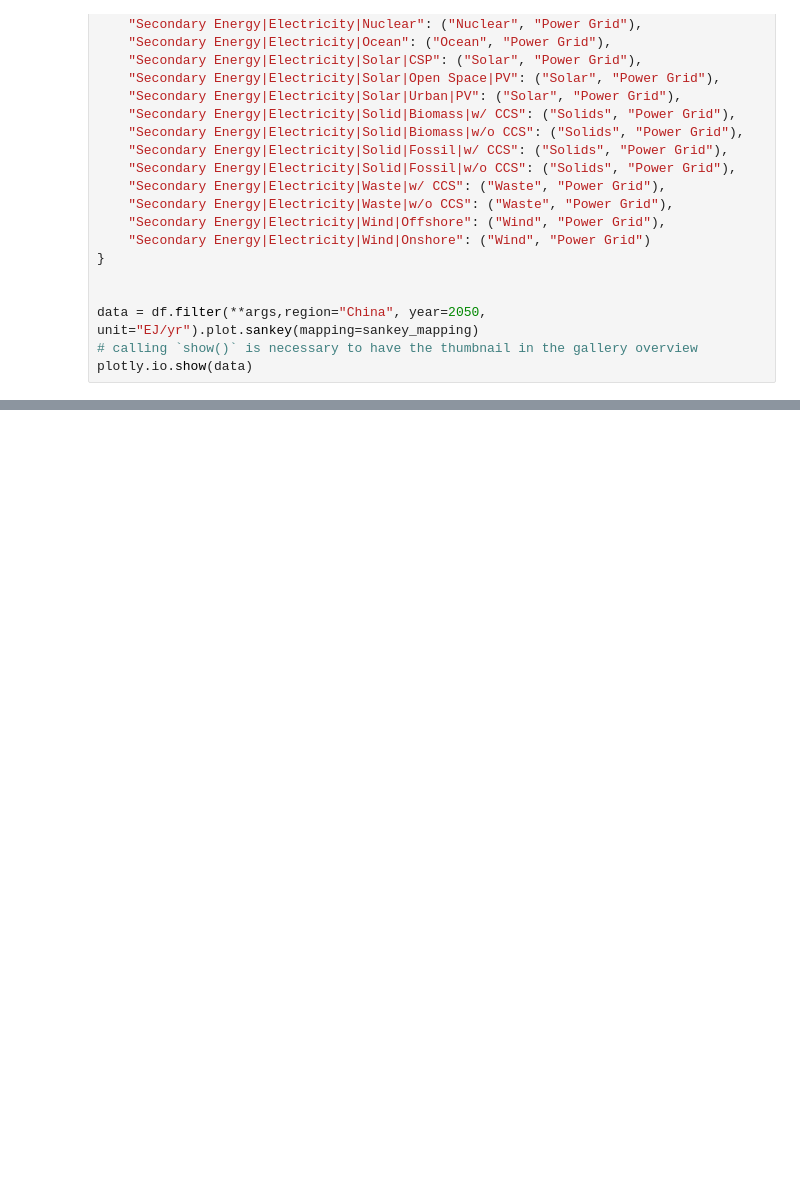
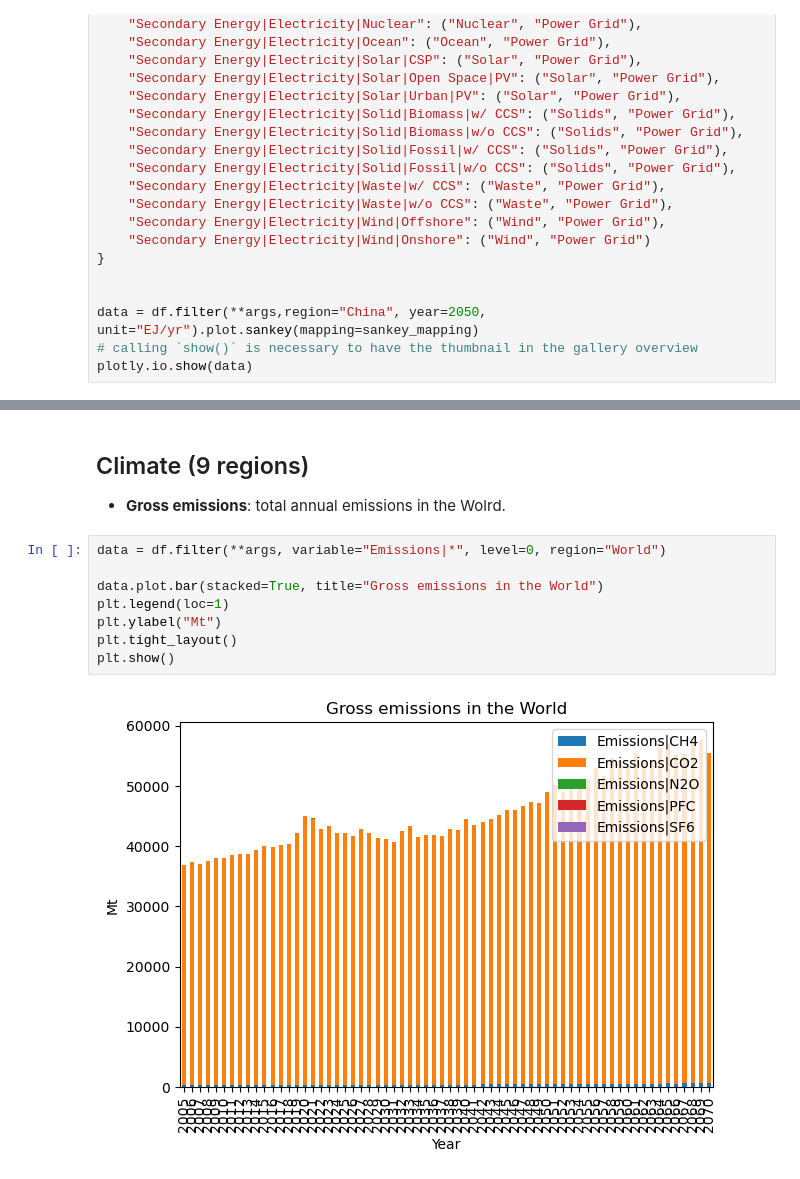
Before and after one commit to Tristan22400/IAMC_format, a Jupyter notebook: Visualization/Report.ipynb, the cells around one changed output, grey strips where cells are left out. Drawn from its saved outputs; the diff is of its cells as text; blank space fills up the shorter version.

```diff
--- a/Visualization/Report.ipynb
+++ b/Visualization/Report.ipynb
@@ -103,3 +122,17 @@ plotly.io.show(data)
+# %% [markdown]
+## Climate (9 regions)
+
+* **Gross emissions**: total annual emissions in the Wolrd.
+# %%
+data = df.filter(**args, variable="Emissions|*", level=0, region="World")
+
+data.plot.bar(stacked=True, title="Gross emissions in the World")
+plt.legend(loc=1)
+plt.ylabel("Mt")
+plt.tight_layout()
+plt.show()
+# %% [output]
+[figure, added]
 # %%
 # Import the library to efficiently search variables
 import triesearching
```
Also changed, not shown: parts of 7 cells of this notebook, 1 other file.
